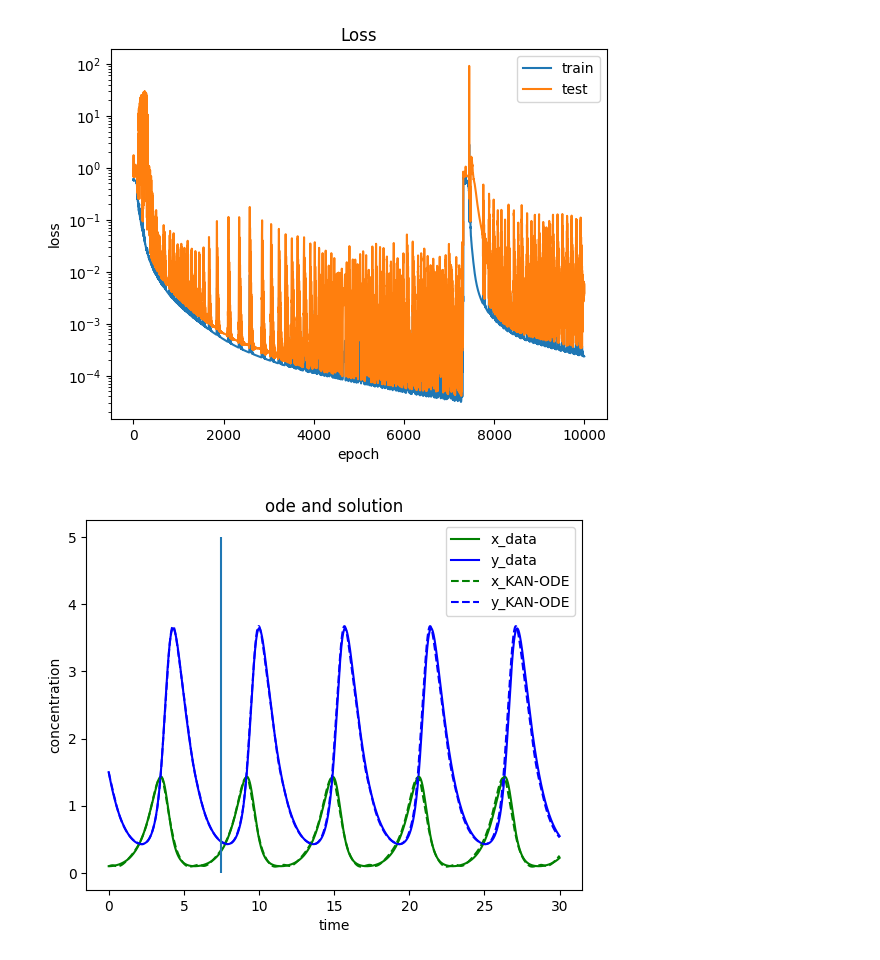
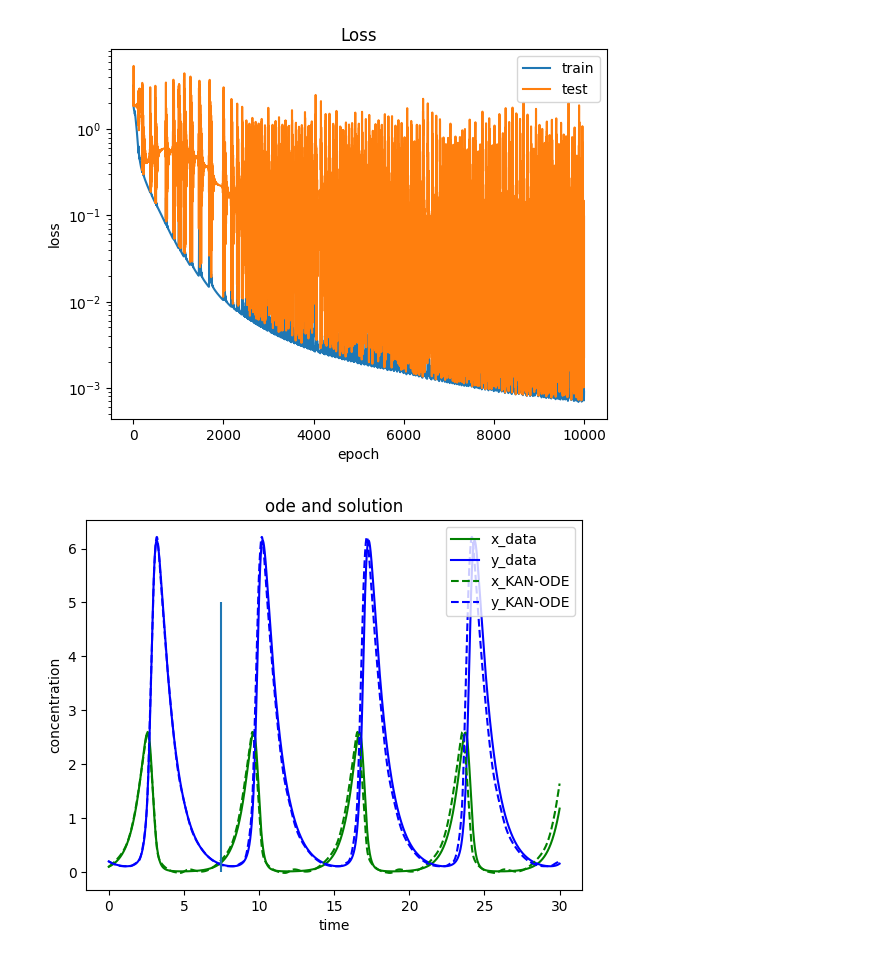
Before and after one commit to AdamJager/KAN-project, a Jupyter notebook: jupyterNoteBooks/memoryTest.ipynb, the cells around one changed output. Drawn from its saved outputs; the diff is of its cells as text; code cells hidden in the pictures.

```diff
--- a/jupyterNoteBooks/memoryTest.ipynb
+++ b/jupyterNoteBooks/memoryTest.ipynb
@@ -18,18 +18,18 @@ def pred_prey_deriv(X, t, alpha, beta, delta, gamma):
 
 # alpha, beta, delta, gamma
 params = [1.5, 1, 2, 1]
-X0 = [0.1, 1.5]
+X0 = [0.1, 0.2]
 # %%
 model = ChebyKAN([2, 10, 2], 4)
 kanODE = KANODE(model, pred_prey_deriv, X0, params, 30, 7.5, 150)
 # %%
 module_path = os.path.abspath(os.path.join('..'))
-saveDirectory = os.path.join(module_path, "savedModels")
+saveDirectory = os.path.join(module_path, "savedModels", "lv-x0-[0.1, 0.2]")
 kanODE.train(-1, saveDirectory = saveDirectory)
 _, solution = kanODE.test()
 kanODE.plotLoss("Loss")
 kanODE.plotODE("ode and solution", solution[:, 0, :])
 kanODE.plotPhaseSpace("Phase Space", solution[:, 0, :])
 # %% [output]
-[figure, old version]
+[figure, new version]
-[figure, old version]
+[figure, new version]
```
Also changed, not shown: parts of 2 cells of this notebook, 5 other files.
